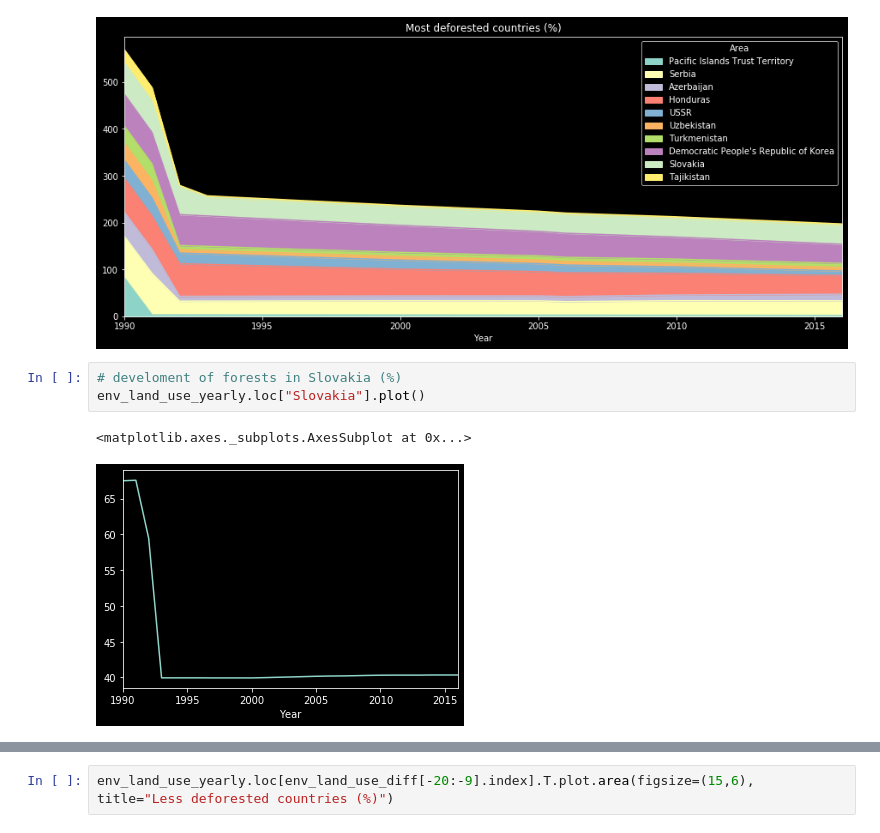
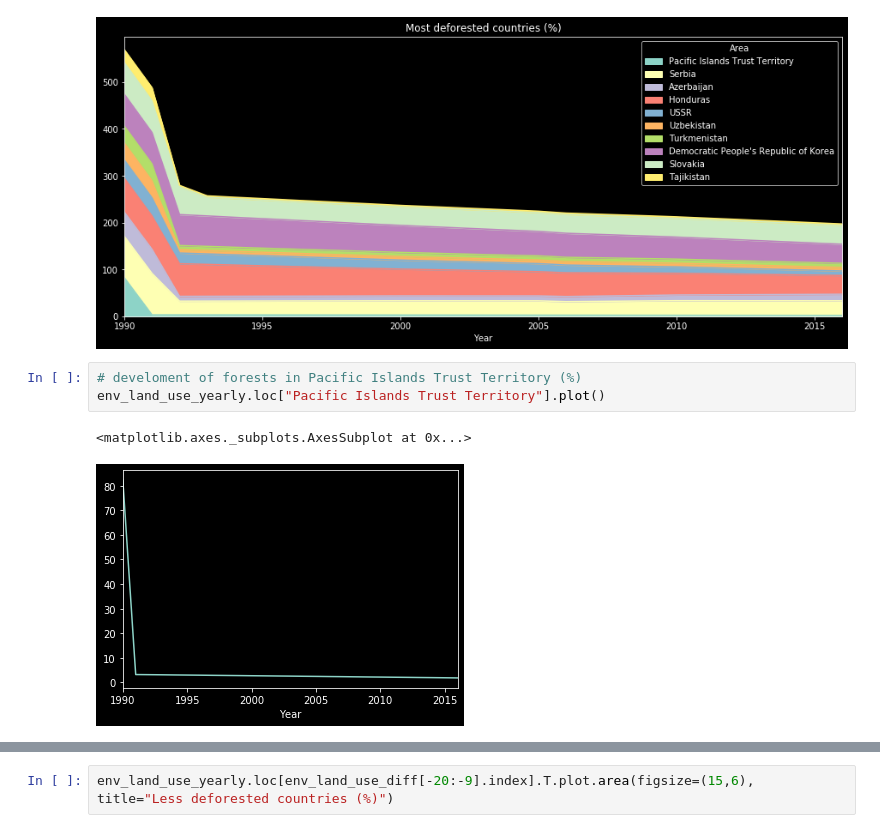
Before and after one commit to kostelansky17/disappearing_forests, a Jupyter notebook: main.ipynb, the cells around one changed output, grey strips where cells are left out. Cells and saved outputs as stored; diff of their text form.

Commit message:
update plots and fix typos

```diff
--- a/main.ipynb
+++ b/main.ipynb
@@ -165,8 +180,8 @@ env_land_use_yearly.loc[env_land_use_diff[:10].index].T.plot.area(figsize=(15,6)
 <matplotlib.axes._subplots.AxesSubplot at 0x...>
 [figure]
 # %%
-# develoment of forests in Slovakia (%)
-env_land_use_yearly.loc["Slovakia"].plot()
+# develoment of forests in Pacific Islands Trust Territory (%)
+env_land_use_yearly.loc["Pacific Islands Trust Territory"].plot()
 # %% [output]
 <matplotlib.axes._subplots.AxesSubplot at 0x...>
-[figure, old version]
+[figure, new version]
```
Also changed, not shown: parts of 7 cells of this notebook, 1 other file.
